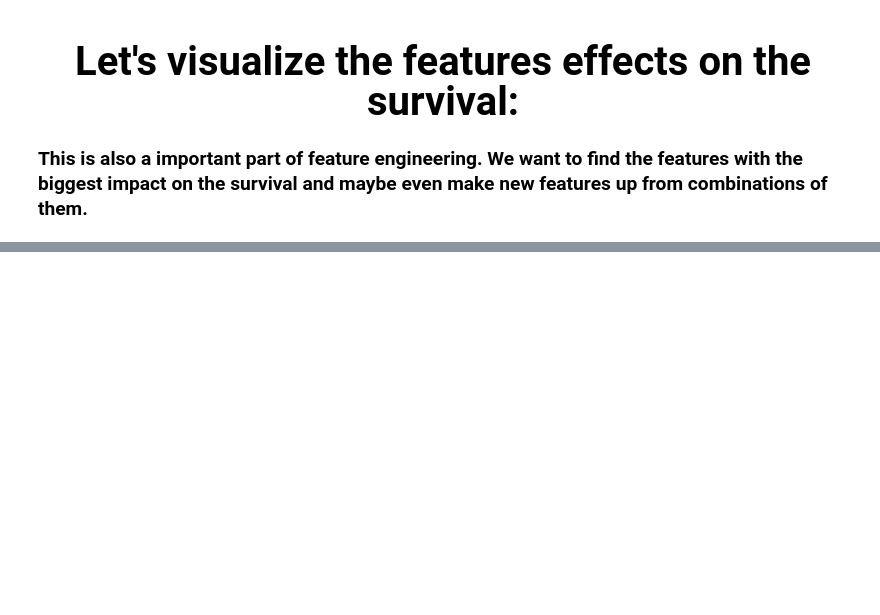
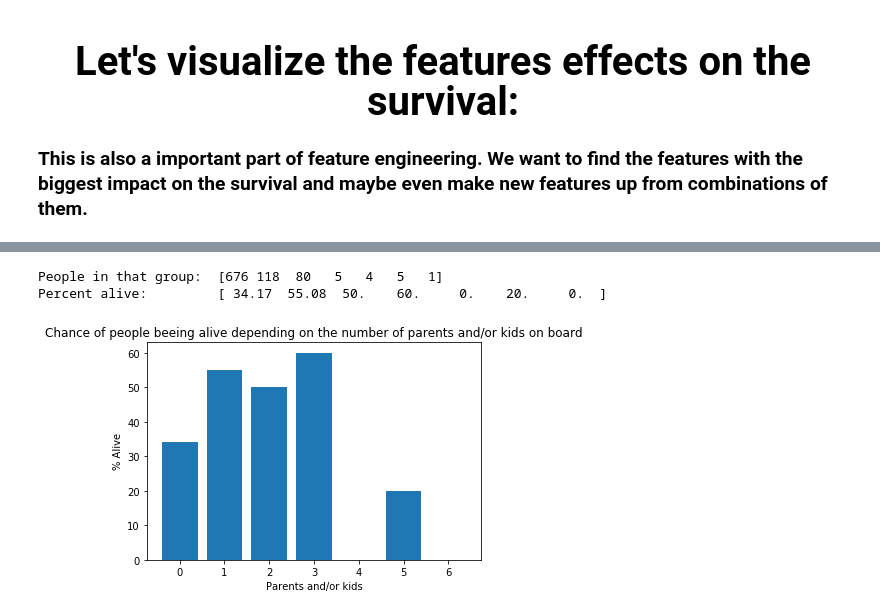
Before and after one commit to BastiQ/Kaggle_titanic, a Jupyter notebook: FeatureEngineering.ipynb, the cells around one changed output, grey strips where cells are left out. Saved outputs shown, nothing was run; the diff lists cells and outputs as text; code cells hidden in the pictures; blank space fills up the shorter version.

```diff
--- a/FeatureEngineering.ipynb
+++ b/FeatureEngineering.ipynb
@@ -297,0 +330,20 @@ To visualize this I've plotted the knn curve with 5 neighbors. This shows a litt
+# %%
+parch = training_cleanWithoutAge.loc[:,'Parch']                   # get the data
+countParchGroups = np.bincount(parch)                             # count people
+print("People in that group: ",countParchGroups)
+
+countAliveParch = [np.sum(survivedOrDead.values[np.where(parch == _class)[0]]) for _class in range(countParchGroups.shape[0])]
+alivePercentParch = [np.divide(countAliveParch[i], group) * 100 if group != 0 else 0 for i,group in enumerate(countParchGroups)]
+alivePercentParch = np.array(alivePercentParch)
+print("Percent alive:        ",np.round(alivePercentParch,2))
+
+plt.bar(range(alivePercentParch.shape[0]), alivePercentParch, align='center') # plot
+plt.xticks(range(alivePercentParch.shape[0]))
+plt.title("Chance of people beeing alive depending on the number of parents and/or kids on board")
+plt.xlabel("Parents and/or kids")
+plt.ylabel("% Alive")
+plt.show()
+# %% [output]
+People in that group:  [676 118  80   5   4   5   1]
+Percent alive:         [ 34.17  55.08  50.    60.     0.    20.     0.  ]
+[figure, added]
```
Also changed, not shown: parts of 16 cells of this notebook.
